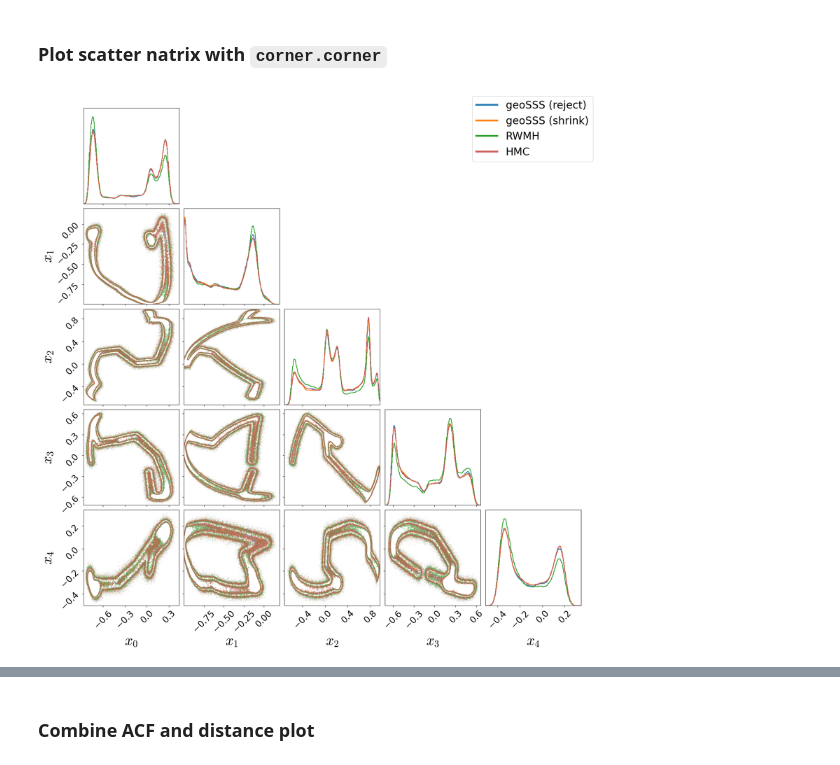
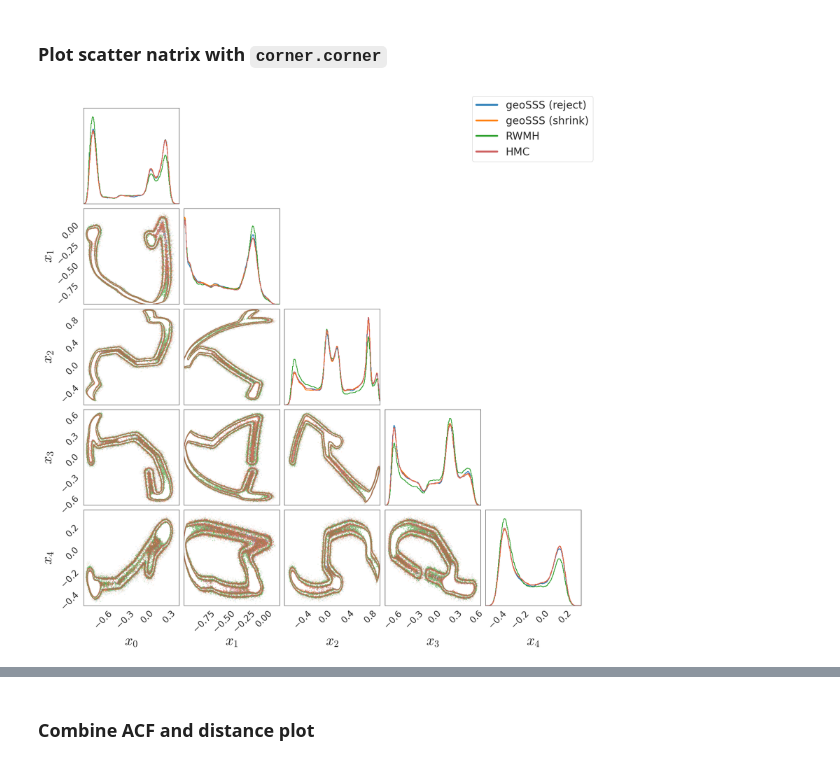
Before and after one commit to microscopic-image-analysis/geosss, a Jupyter notebook: scripts/visualize_Ndcurve.ipynb, the cells around one changed output, grey strips where cells are left out. Saved outputs shown, nothing was run; the diff lists cells and outputs as text; code cells hidden in the pictures.

```diff
--- a/scripts/visualize_Ndcurve.ipynb
+++ b/scripts/visualize_Ndcurve.ipynb
@@ -28,19 +28,16 @@ kappa = 800.0  # concentration parameter
 n_samples = int(1e6)  # number of samples per sampler (default: 1000)
 burnin = int(0.1 * n_samples)  # burn-in
 n_dim = 5  # dimensionality (default: 10)
-savefig = False  # save the plots
 run_index = 0
 
 # directory to save results
 loaddirs = {
-    "vary_kappa_ndim10": f"results/curve_10d_vary_kappa_nruns_10/curve_10d_kappa_{float(kappa)}",
-    "vary_kappa_ndim5": f"results/curve_5d_vary_kappa_nruns_10/curve_5d_kappa_{float(kappa)}",
-    "vary_ndim_kappa_500": f"results/curve_kappa_500.0_vary_ndim_nruns_10/curve_{n_dim}d_kappa_{float(kappa)}",
-    "vary_ndim_kappa_800": f"results/curve_kappa_800.0_vary_ndim_nruns_10/curve_{n_dim}d_kappa_{float(kappa)}",
+    f"vary_kappa_ndim{n_dim}": f"results/curve_{n_dim}d_vary_kappa_nruns_10/curve_{n_dim}d_kappa_{float(kappa)}",  # currently n_dim=5
+    f"vary_ndim_kappa_{int(kappa)}": f"results/curve_kappa_{kappa}_vary_ndim_nruns_10/curve_{n_dim}d_kappa_{float(kappa)}",  # currently kappa=500.0
 }
 
 # path where the samples are saved
-loaddir = loaddirs["vary_kappa_ndim5"]
+loaddir = loaddirs[f"vary_kappa_ndim{n_dim}"]
 loadpath_samples = (
     f"{loaddir}/curve_samples_{n_dim}d_kappa_{float(kappa)}_run{run_index}.pkl"
 )
@@ -169,7 +166,7 @@ def scatter_matrix(n_dim, samples, methods, algos, loadpath, filename, savefig=F
 
         # Second corner plot for showing fewer scatter points
         figure = corner.corner(
-            samples_per_method[::20],
+            samples_per_method[::50],
             bins=50,
             color=color,
             plot_density=False,
@@ -191,32 +188,31 @@ def scatter_matrix(n_dim, samples, methods, algos, loadpath, filename, savefig=F
         [algos[method] for method in methods],
         loc="upper right",
         fontsize=legend_size,
     )
 
     # Adjust tick label sizes for all axes
     axes = np.array(figure.axes).reshape((n_dim, n_dim))
     for ax in axes.flat:
         if ax is not None:
             ax.tick_params(labelsize=tick_size)
 
     # save corner plot
     if savefig:
         savedir = f"{loadpath}/corner_plots"
         os.makedirs(savedir, exist_ok=True)
         logging.info(f"Saving corner plot to {savedir}/{filename}.pdf")
         figure.savefig(f"{savedir}/{filename}.pdf", bbox_inches="tight", dpi=150)
 
 
 # corner plot (scatter matrix)
 scatter_matrix(
     n_dim,
     samples_all,
     methods,
     algos,
     loaddir,
-    # f"curve_corner_{n_dim}d_kappa{int(kappa)}_run{run_index}",
     f"curve_corner_{n_dim}d_kappa{int(kappa)}",
     savefig=True,
 )
 # %% [output]
-[figure, old version]
+[figure, new version]
```
Also changed, not shown: parts of 9 cells of this notebook.
